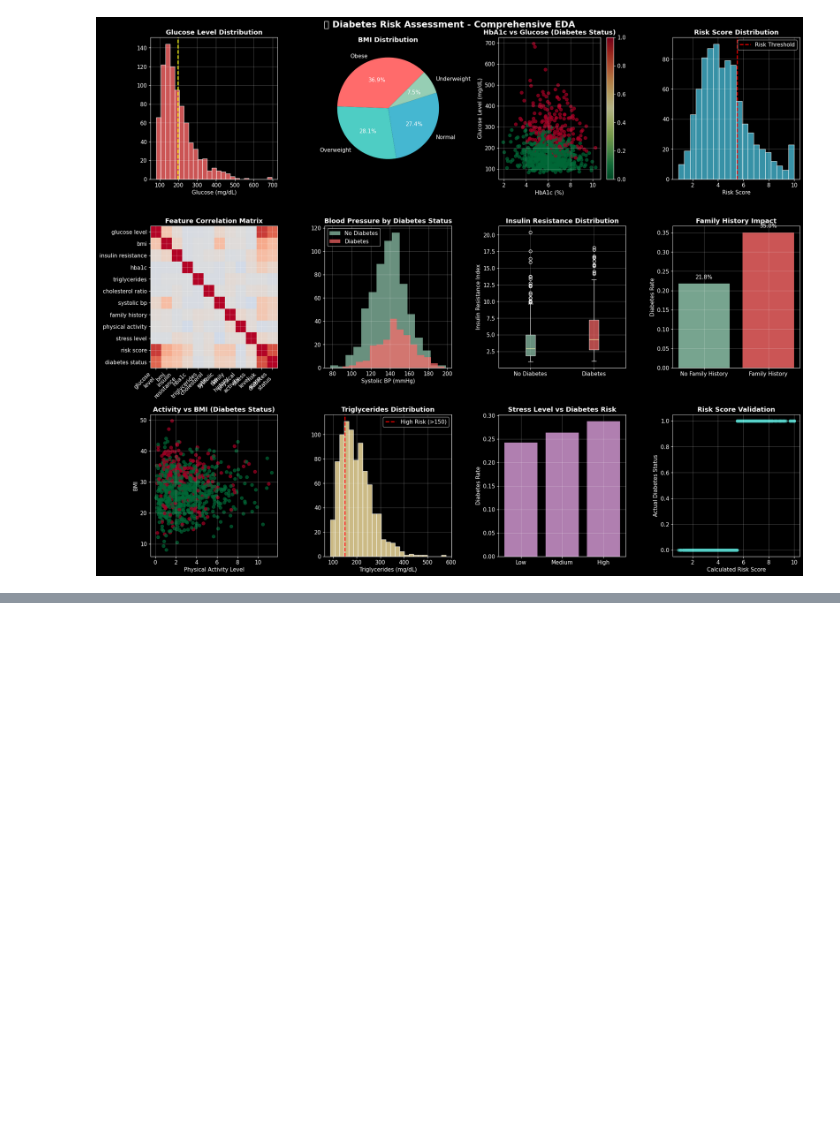
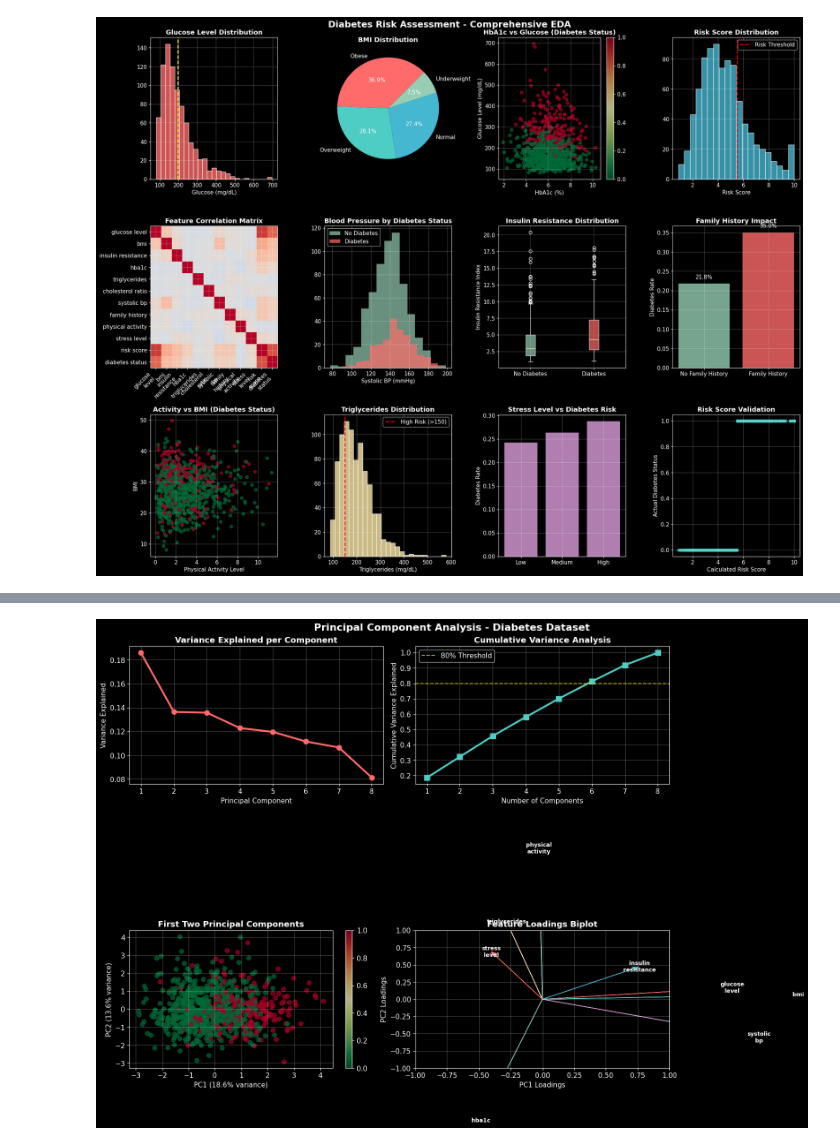
Before and after one commit to lucks-13/Diabetes-Risk-Assessment, a Jupyter notebook: code.ipynb, the cells around one changed output, grey strips where cells are left out. Drawn from its saved outputs; the diff is of its cells as text; code cells hidden in the pictures; blank space fills up the shorter version.

```diff
--- a/code.ipynb
+++ b/code.ipynb
@@ -175,0 +178,88 @@ plt.show()
+# %%
+clustering_vars = ['glucose_level', 'bmi', 'insulin_resistance', 'hba1c',
+                  'triglycerides', 'systolic_bp', 'physical_activity', 'stress_level']
+
+print(f"Selected clustering variables: {clustering_vars}")
+X = diabetes_df[clustering_vars].copy()
+
+print(f"Missing values check:")
+print(X.isnull().sum())
+
+scaler = StandardScaler()
+X_normalized = scaler.fit_transform(X)
+print(f"Feature standardization completed")
+print(f"Normalized data shape: {X_normalized.shape}")
+
+pca = PCA()
+X_pca = pca.fit_transform(X_normalized)
+
+fig, axes = plt.subplots(2, 2, figsize=(16, 12))
+fig.suptitle('Principal Component Analysis - Diabetes Dataset', fontsize=16, fontweight='bold')
+
+axes[0,0].plot(range(1, len(pca.explained_variance_ratio_) + 1),
+               pca.explained_variance_ratio_, 'o-', color=colors[0], linewidth=3, markersize=8)
+axes[0,0].set_xlabel('Principal Component')
+axes[0,0].set_ylabel('Variance Explained')
+axes[0,0].set_title('Variance Explained per Component', fontweight='bold')
+axes[0,0].grid(True, alpha=0.3)
+
+cumulative_var = np.cumsum(pca.explained_variance_ratio_)
+axes[0,1].plot(range(1, len(cumulative_var) + 1), cumulative_var,
+               's-', color=colors[1], linewidth=3, markersize=8)
+axes[0,1].axhline(y=0.8, color='yellow', linestyle='--', alpha=0.7, label='80% Threshold')
+axes[0,1].set_xlabel('Number of Components')
+axes[0,1].set_ylabel('Cumulative Variance Explained')
+axes[0,1].set_title('Cumulative Variance Analysis', fontweight='bold')
+axes[0,1].legend()
+axes[0,1].grid(True, alpha=0.3)
+
+scatter = axes[1,0].scatter(X_pca[:, 0], X_pca[:, 1], c=diabetes_df['diabetes_status'],
+                           cmap='RdYlGn_r', alpha=0.7, s=50)
+axes[1,0].set_xlabel(f'PC1 ({pca.explained_variance_ratio_[0]:.1%} variance)')
+axes[1,0].set_ylabel(f'PC2 ({pca.explained_variance_ratio_[1]:.1%} variance)')
+axes[1,0].set_title('First Two Principal Components', fontweight='bold')
+plt.colorbar(scatter, ax=axes[1,0])
+
+feature_loadings = pd.DataFrame(
+    pca.components_[:2].T,
+    columns=['PC1', 'PC2'],
+    index=clustering_vars
+)
+
+for i, (feature, loading) in enumerate(feature_loadings.iterrows()):
+    axes[1,1].arrow(0, 0, loading['PC1']*3, loading['PC2']*3,
+                   head_width=0.05, head_length=0.05, fc=colors[i%7], ec=colors[i%7])
+    axes[1,1].text(loading['PC1']*3.2, loading['PC2']*3.2, feature.replace('_', '\n'),
+                  ha='center', va='center', fontsize=9, fontweight='bold')
+
+axes[1,1].set_xlim(-1, 1)
+axes[1,1].set_ylim(-1, 1)
+axes[1,1].set_xlabel('PC1 Loadings')
+axes[1,1].set_ylabel('PC2 Loadings')
+axes[1,1].set_title('Feature Loadings Biplot', fontweight='bold')
+axes[1,1].grid(True, alpha=0.3)
+
+plt.tight_layout()
+plt.show()
+
+print(f"First two components explain {cumulative_var[1]:.1%} of total variance")
+
+def optimize_kmeans(data, max_clusters=8):
+    """Optimized K-means evaluation with multiple metrics"""
+    cluster_range = range(2, max_clusters + 1)
+    inertias = []
+    silhouette_scores = []
+    calinski_scores = []
+
+    for k in cluster_range:
+        kmeans = KMeans(n_clusters=k, random_state=2024, n_init=10, max_iter=300)
+        cluster_labels = kmeans.fit_predict(data)
+
+        inertias.append(kmeans.inertia_)
+        silhouette_scores.append(silhouette_score(data, cluster_labels))
+        calinski_scores.append(calinski_harabasz_score(data, cluster_labels))
+
+    return cluster_range, inertias, silhouette_scores, calinski_scores
+
+cluster_range, inertias, sil_scores, cal_scores = optimize_kmeans(X_normalized)
+# %% [output]
@@ -175,0 +279 @@ plt.show()
+[figure, added]
```
Also changed, not shown: parts of 2 cells of this notebook.
